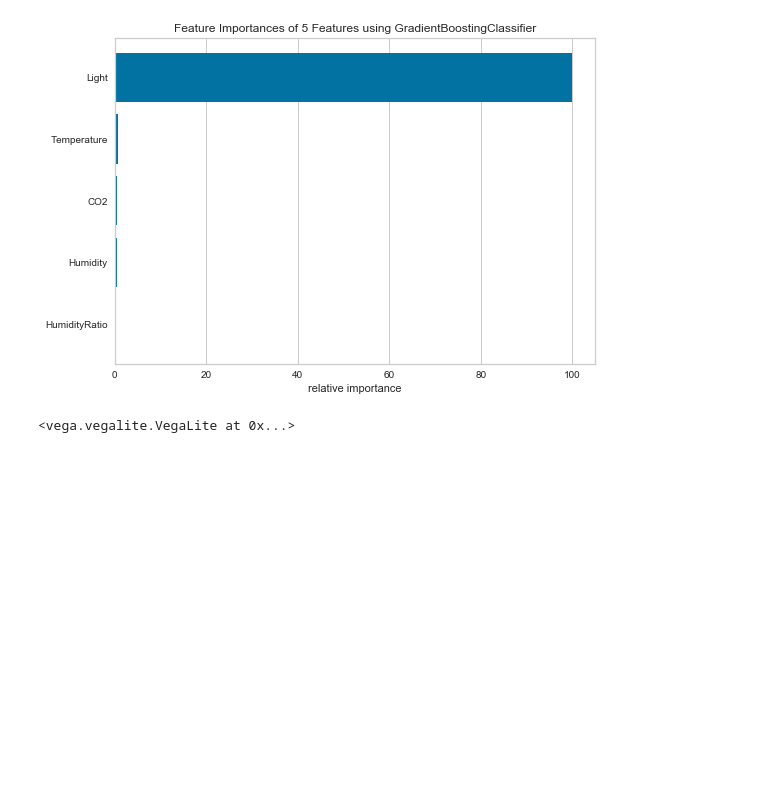
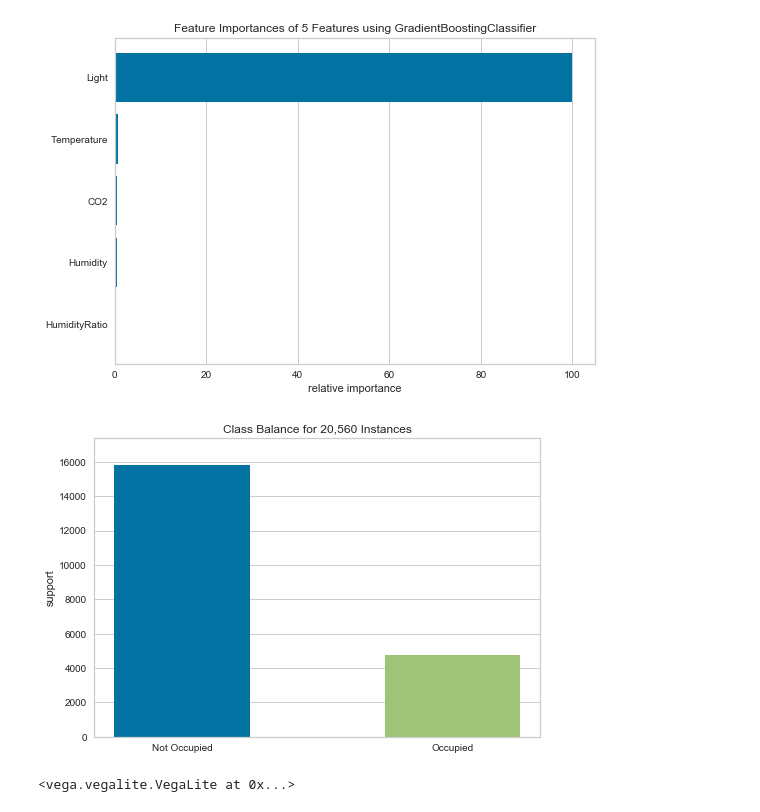
Before and after one commit to dshlai/room_occupancy_prediction, a Jupyter notebook: occupancy_prediction_eda.ipynb, the cells around one changed output. Saved outputs shown, nothing was run; the diff lists cells and outputs as text; code cells hidden in the pictures; blank space fills up the shorter version.

Commit message:
* Add class balance visualization

```diff
--- a/occupancy_prediction_eda.ipynb
+++ b/occupancy_prediction_eda.ipynb
@@ -98,6 +99,15 @@ viz.fit(X, y)
 viz.poof()
 # %% [output]
 [figure]
+# %%
+# Visualize Class balance
+from yellowbrick.target import ClassBalance
+
+visualizer = ClassBalance(labels=['Not Occupied', 'Occupied'])
+visualizer.fit(y)
+visualizer.poof()
+# %% [output]
+[figure, added]
 # %%
 import altair as alt
 from vega_datasets import data
```
Also changed, not shown: parts of 1 cell of this notebook.
